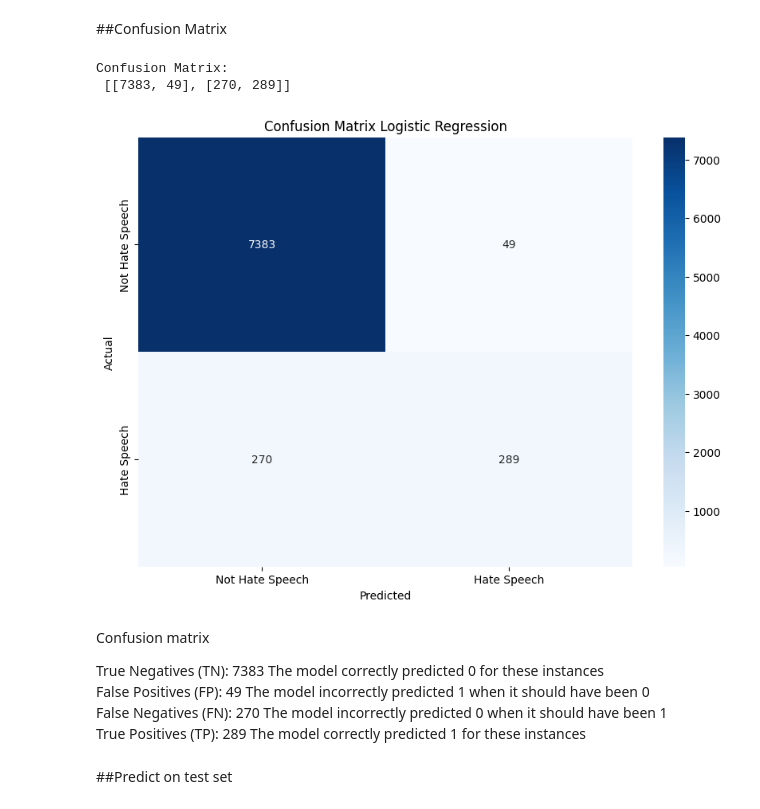
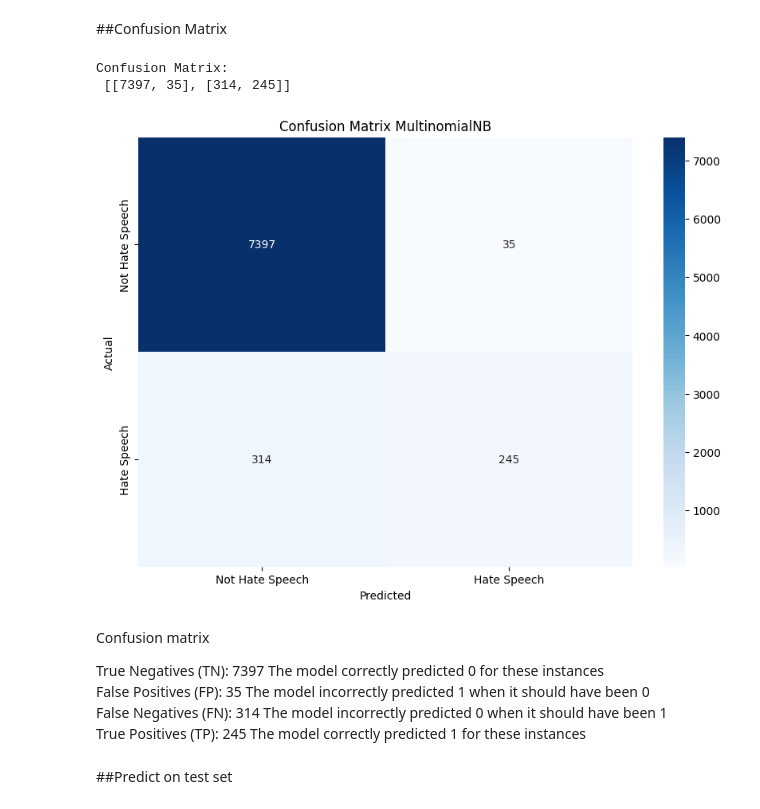
Before and after one commit to klbailey/ADA, a Jupyter notebook: Copy_of_LAB_30.ipynb, the cells around one changed output. Saved outputs shown, nothing was run; the diff lists cells and outputs as text; code cells hidden in the pictures.

Commit message:
Machine Learning Sentiment Analysis Naive Bayes MultinomialNB

```diff
--- a/Copy_of_LAB_30.ipynb
+++ b/Copy_of_LAB_30.ipynb
@@ -232,33 +218,33 @@ Logistic Regression appears to be the best model for this classification task ba
 # %%
 import matplotlib.pyplot as plt
 import seaborn as sns
 
 # Calculate confusion matrix
-conf_matrix = conf_matrix = [[7383, 49], [270, 289]]
+conf_matrix = conf_matrix = [[7397, 35], [314, 245]]
 
 # Print confusion matrix to verify
 print("Confusion Matrix:\n", conf_matrix)
 
 # Plot confusion matrix
 plt.figure(figsize=(10, 7))
 sns.heatmap(conf_matrix, annot=True, fmt='d', cmap='Blues',
             xticklabels=['Not Hate Speech', 'Hate Speech'],
             yticklabels=['Not Hate Speech', 'Hate Speech'])
 plt.xlabel('Predicted')
 plt.ylabel('Actual')
-plt.title('Confusion Matrix Logistic Regression')
+plt.title('Confusion Matrix MultinomialNB')
 plt.show()
 # %% [output]
 Confusion Matrix:
- [[7383, 49], [270, 289]]
+ [[7397, 35], [314, 245]]
-[figure, old version]
+[figure, new version]
 # %% [markdown]
 Confusion matrix
 
-True Negatives (TN): 7383 The model correctly predicted 0 for these instances<br>
-False Positives (FP): 49 The model incorrectly predicted 1 when it should have been 0<br>
-False Negatives (FN): 270 The model incorrectly predicted 0 when it should have been 1<br>
-True Positives (TP): 289 The model correctly predicted 1 for these instances
+True Negatives (TN): 7397 The model correctly predicted 0 for these instances<br>
+False Positives (FP): 35 The model incorrectly predicted 1 when it should have been 0<br>
+False Negatives (FN): 314 The model incorrectly predicted 0 when it should have been 1<br>
+True Positives (TP): 245 The model correctly predicted 1 for these instances
 # %% [markdown]
 ##Predict on test set
 # %%
```
Also changed, not shown: parts of 12 cells of this notebook.
